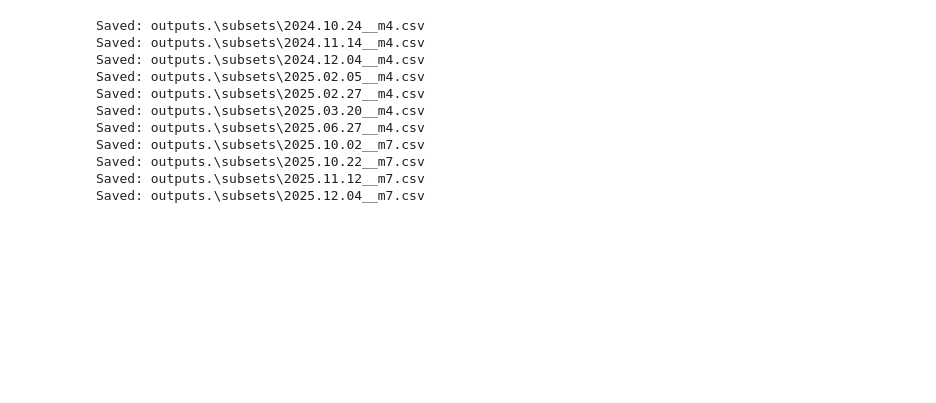
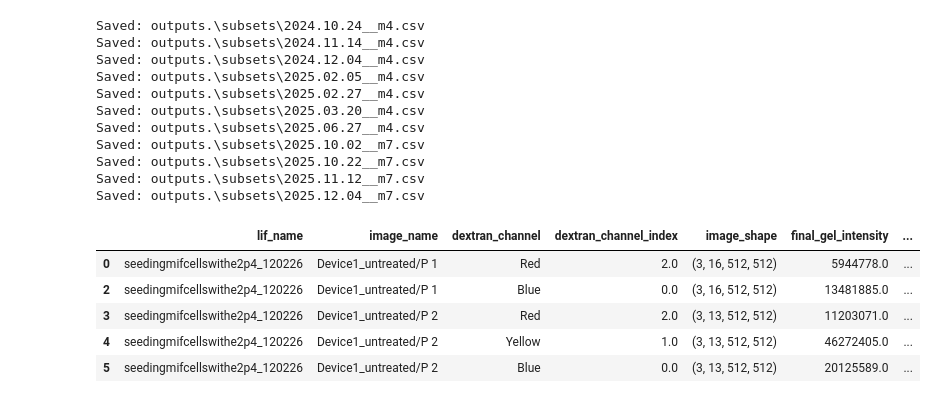
Before and after one commit to isobelth/image_quantification, a Jupyter notebook: Vasculature/plotting_outputs.ipynb, the cells around one changed output. Drawn from its saved outputs; the diff is of its cells as text; code cells hidden in the pictures; blank space fills up the shorter version.

```diff
--- a/Vasculature/plotting_outputs.ipynb
+++ b/Vasculature/plotting_outputs.ipynb
@@ -184,0 +190,10 @@ Saved: outputs.\subsets\2025.12.04__m7.csv
+# %%
+test = test[test["p_cm/s"] > 0]
+test.head()
+# %% [output]
+|  | lif_name | image_name | dextran_channel | dextran_channel_index | image_shape | final_gel_intensity | ... |
+| 0 | seedingmifcellswithe2p4_120226 | Device1_untreated/P 1 | Red | 2.0 | (3, 16, 512, 512) | 5944778.0 | ... |
+| 2 | seedingmifcellswithe2p4_120226 | Device1_untreated/P 1 | Blue | 0.0 | (3, 16, 512, 512) | 13481885.0 | ... |
+| 3 | seedingmifcellswithe2p4_120226 | Device1_untreated/P 2 | Red | 2.0 | (3, 13, 512, 512) | 11203071.0 | ... |
+| 4 | seedingmifcellswithe2p4_120226 | Device1_untreated/P 2 | Yellow | 1.0 | (3, 13, 512, 512) | 46272405.0 | ... |
+| 5 | seedingmifcellswithe2p4_120226 | Device1_untreated/P 2 | Blue | 0.0 | (3, 13, 512, 512) | 20125589.0 | ... |
```
Also changed, not shown: parts of 2 cells of this notebook, 1 other file.
